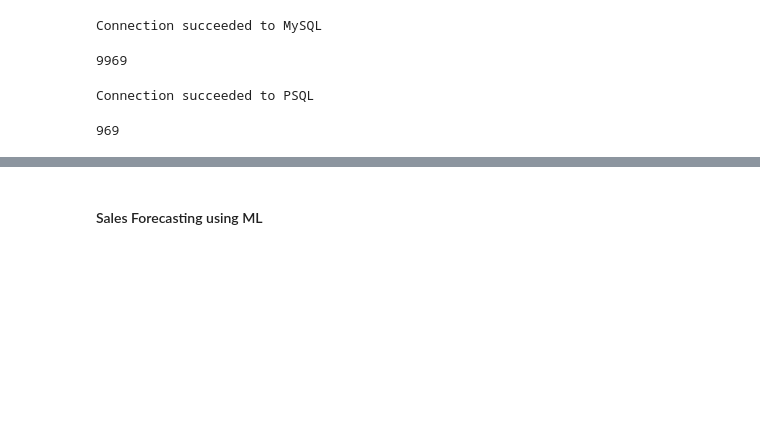
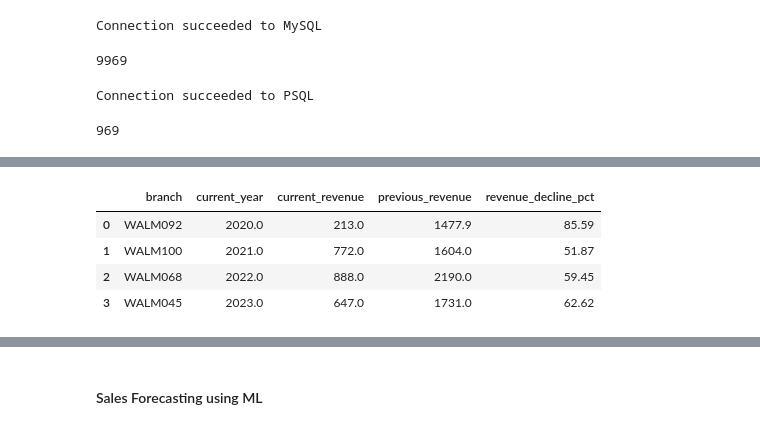
Before and after one commit to GitSanje/sales_analysis_db, a Jupyter notebook: walmart_data_analysis.ipynb, the cells around one changed output, grey strips where cells are left out. Saved outputs shown, nothing was run; the diff lists cells and outputs as text; code cells hidden in the pictures; blank space fills up the shorter version.

```diff
--- a/walmart_data_analysis.ipynb
+++ b/walmart_data_analysis.ipynb
@@ -497,0 +539,11 @@ Total rows in sales table: 9969
+# %%
+df_decline_over_year = df_revenue_decline.loc[
+     df_revenue_decline.groupby("current_year")["revenue_decline_pct"].idxmax()
+].reset_index(drop=True)
+df_decline_over_year
+# %% [output]
+|  | branch | current_year | current_revenue | previous_revenue | revenue_decline_pct |
+| 0 | WALM092 | 2020.0 | 213.0 | 1477.9 | 85.59 |
+| 1 | WALM100 | 2021.0 | 772.0 | 1604.0 | 51.87 |
+| 2 | WALM068 | 2022.0 | 888.0 | 2190.0 | 59.45 |
+| 3 | WALM045 | 2023.0 | 647.0 | 1731.0 | 62.62 |
```
Also changed, not shown: parts of 4 cells of this notebook, 3 other files.
